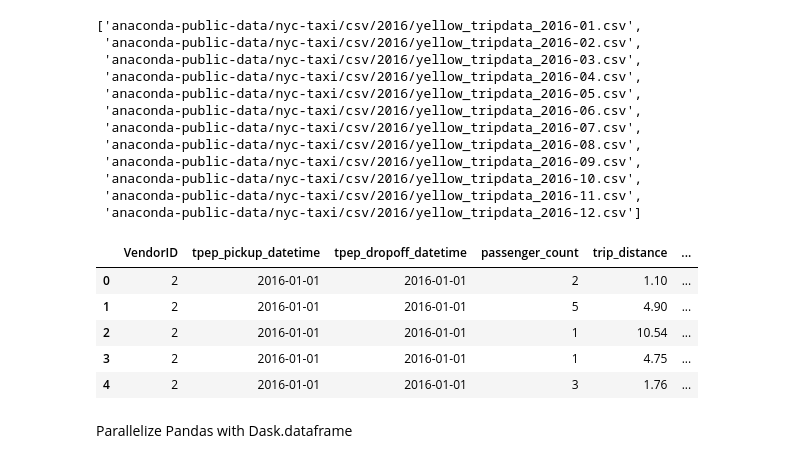
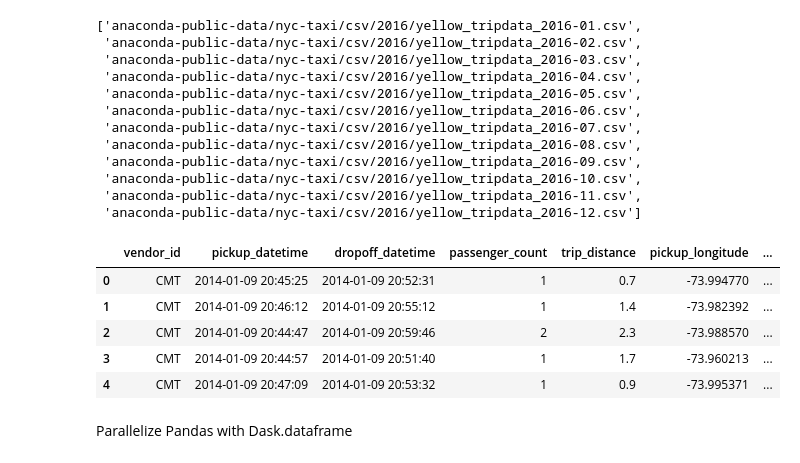
Before and after one commit to rhadi2005/dask-docker, a Jupyter notebook: workspace/05-nyc-taxi-download.ipynb, the cells around one changed output. Drawn from its saved outputs; the diff is of its cells as text; code cells hidden in the pictures.

```diff
--- a/workspace/05-nyc-taxi-download.ipynb
+++ b/workspace/05-nyc-taxi-download.ipynb
@@ -26,16 +47,16 @@ gcs.ls('anaconda-public-data/nyc-taxi/csv/2016')
  'anaconda-public-data/nyc-taxi/csv/2016/yellow_tripdata_2016-11.csv',
  'anaconda-public-data/nyc-taxi/csv/2016/yellow_tripdata_2016-12.csv']
 # %%
-with gcs.open('anaconda-public-data/nyc-taxi/csv/2016/yellow_tripdata_2016-01.csv') as f:
-    #df = pd.read_csv(f, nrows=5)
-    df = pd.read_csv(f, nrows=5, parse_dates=['tpep_pickup_datetime', 'tpep_dropoff_datetime'])
+with gcs.open('anaconda-public-data/nyc-taxi/csv/2014/yellow_tripdata_2014-01.csv') as f:
+    df = pd.read_csv(f, nrows=5)
+    #df = pd.read_csv(f, nrows=5, parse_dates=['tpep_pickup_datetime', 'tpep_dropoff_datetime'])
 
 df.head()
 # %% [output]
-|  | VendorID | tpep_pickup_datetime | tpep_dropoff_datetime | passenger_count | trip_distance | ... |
-| 0 | 2 | 2016-01-01 | 2016-01-01 | 2 | 1.10 | ... |
-| 1 | 2 | 2016-01-01 | 2016-01-01 | 5 | 4.90 | ... |
-| 2 | 2 | 2016-01-01 | 2016-01-01 | 1 | 10.54 | ... |
-| 3 | 2 | 2016-01-01 | 2016-01-01 | 1 | 4.75 | ... |
-| 4 | 2 | 2016-01-01 | 2016-01-01 | 3 | 1.76 | ... |
+|  | vendor_id | pickup_datetime | dropoff_datetime | passenger_count | trip_distance | pickup_longitude | ... |
+| 0 | CMT | 2014-01-09 20:45:25 | 2014-01-09 20:52:31 | 1 | 0.7 | -73.994770 | ... |
+| 1 | CMT | 2014-01-09 20:46:12 | 2014-01-09 20:55:12 | 1 | 1.4 | -73.982392 | ... |
+| 2 | CMT | 2014-01-09 20:44:47 | 2014-01-09 20:59:46 | 2 | 2.3 | -73.988570 | ... |
+| 3 | CMT | 2014-01-09 20:44:57 | 2014-01-09 20:51:40 | 1 | 1.7 | -73.960213 | ... |
+| 4 | CMT | 2014-01-09 20:47:09 | 2014-01-09 20:53:32 | 1 | 0.9 | -73.995371 | ... |
 # %%
```
Also changed, not shown: parts of 8 cells of this notebook, 4 other files.
